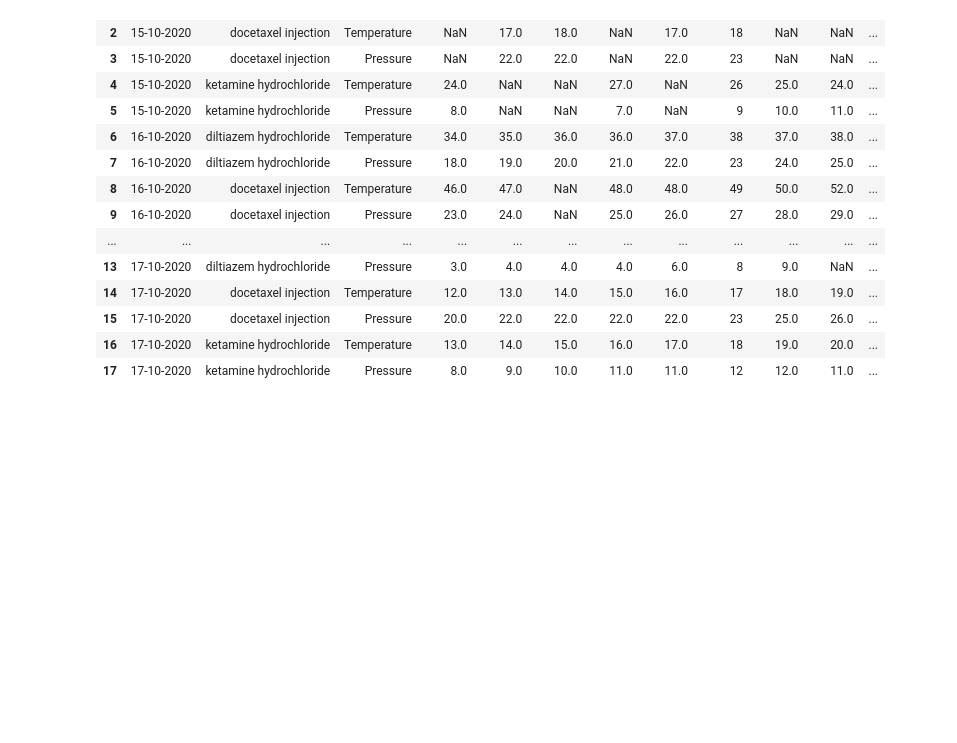
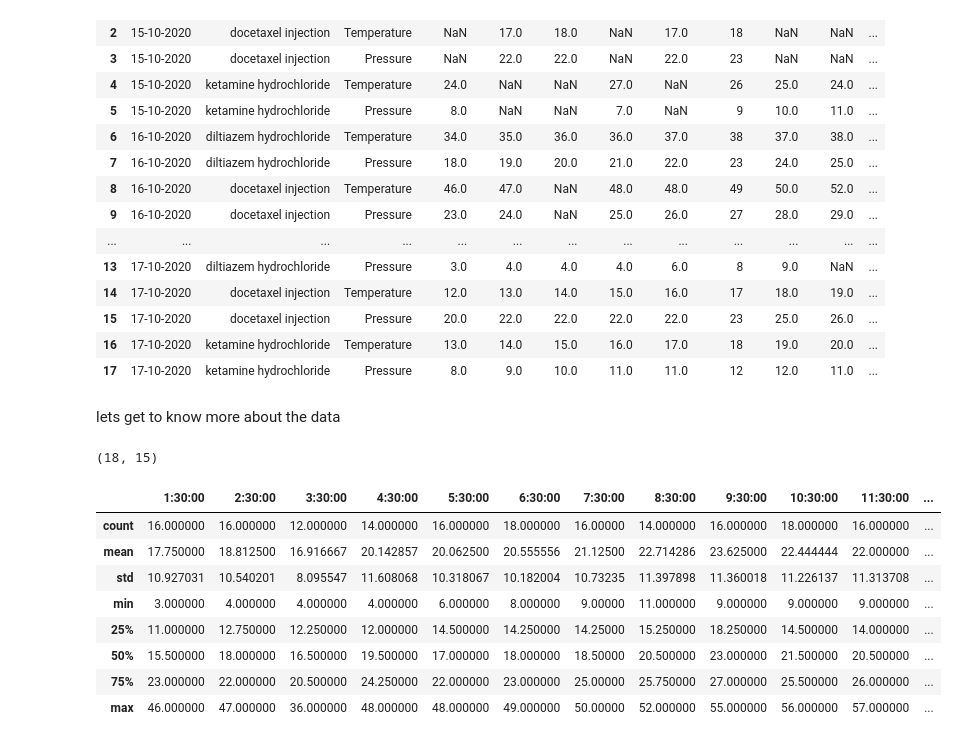
Before and after one commit to AntaraR12/pfizer_case_analysis, a Jupyter notebook: notebook.ipynb, the cells around one changed output. Saved outputs shown, nothing was run; the diff lists cells and outputs as text; code cells hidden in the pictures; blank space fills up the shorter version.

```diff
--- a/notebook.ipynb
+++ b/notebook.ipynb
@@ -23,3 +23,21 @@ pfizer
 | 15 | 17-10-2020 | docetaxel injection | Pressure | 20.0 | 22.0 | 22.0 | 22.0 | 22.0 | 23 | 25.0 | 26.0 | ... |
 | 16 | 17-10-2020 | ketamine hydrochloride | Temperature | 13.0 | 14.0 | 15.0 | 16.0 | 17.0 | 18 | 19.0 | 20.0 | ... |
 | 17 | 17-10-2020 | ketamine hydrochloride | Pressure | 8.0 | 9.0 | 10.0 | 11.0 | 11.0 | 12 | 12.0 | 11.0 | ... |
+# %% [markdown]
+lets get to know more about the data
+# %%
+pfizer.shape
+# %% [output]
+(18, 15)
+# %%
+pfizer.describe()
+# %% [output]
+|  | 1:30:00 | 2:30:00 | 3:30:00 | 4:30:00 | 5:30:00 | 6:30:00 | 7:30:00 | 8:30:00 | 9:30:00 | 10:30:00 | 11:30:00 | ... |
+| count | 16.000000 | 16.000000 | 12.000000 | 14.000000 | 16.000000 | 18.000000 | 16.00000 | 14.000000 | 16.000000 | 18.000000 | 16.000000 | ... |
+| mean | 17.750000 | 18.812500 | 16.916667 | 20.142857 | 20.062500 | 20.555556 | 21.12500 | 22.714286 | 23.625000 | 22.444444 | 22.000000 | ... |
+| std | 10.927031 | 10.540201 | 8.095547 | 11.608068 | 10.318067 | 10.182004 | 10.73235 | 11.397898 | 11.360018 | 11.226137 | 11.313708 | ... |
+| min | 3.000000 | 4.000000 | 4.000000 | 4.000000 | 6.000000 | 8.000000 | 9.00000 | 11.000000 | 9.000000 | 9.000000 | 9.000000 | ... |
+| 25% | 11.000000 | 12.750000 | 12.250000 | 12.000000 | 14.500000 | 14.250000 | 14.25000 | 15.250000 | 18.250000 | 14.500000 | 14.000000 | ... |
+| 50% | 15.500000 | 18.000000 | 16.500000 | 19.500000 | 17.000000 | 18.000000 | 18.50000 | 20.500000 | 23.000000 | 21.500000 | 20.500000 | ... |
+| 75% | 23.000000 | 22.000000 | 20.500000 | 24.250000 | 22.000000 | 23.000000 | 25.00000 | 25.750000 | 27.000000 | 25.500000 | 26.000000 | ... |
+| max | 46.000000 | 47.000000 | 36.000000 | 48.000000 | 48.000000 | 49.000000 | 50.00000 | 52.000000 | 55.000000 | 56.000000 | 57.000000 | ... |
```
Also changed, not shown: parts of 13 cells of this notebook.
